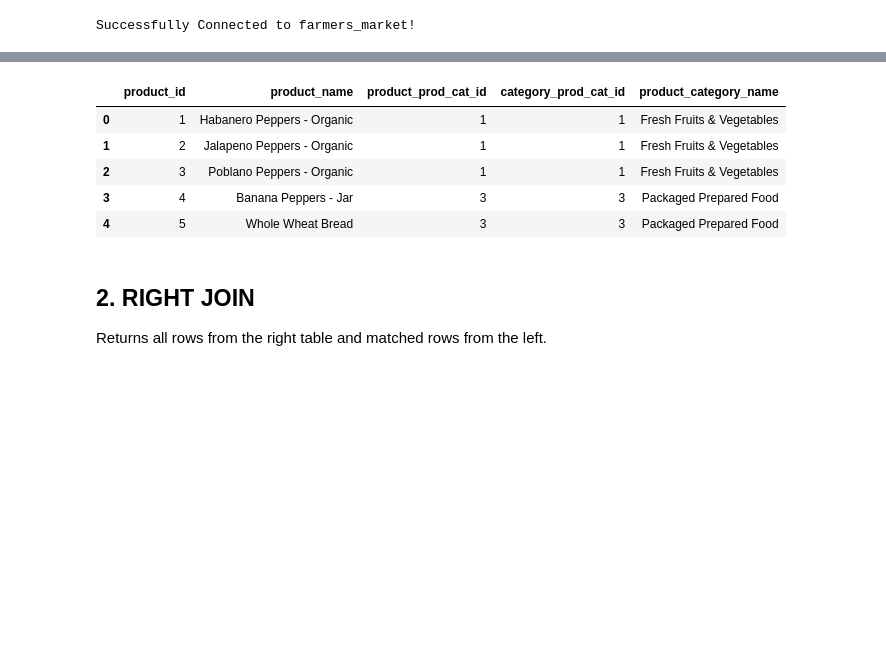
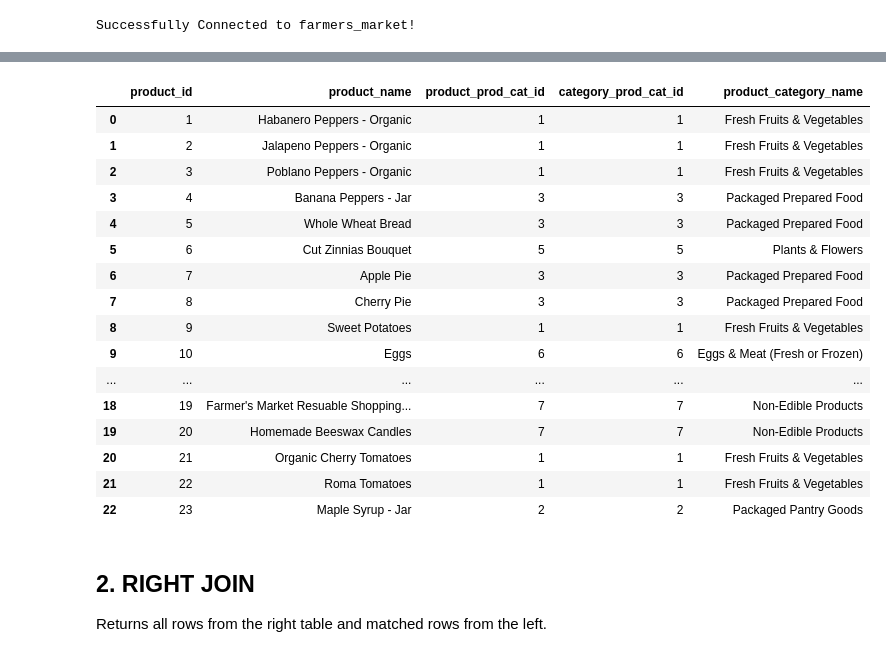
Before and after one commit to WilliamPourmajidi/sql-databases, a Jupyter notebook: Module-4/Module_4_SQL_JOINS_Dedicated.ipynb, the cells around one changed output, grey strips where cells are left out. Cells and saved outputs as stored; diff of their text form; code cells hidden in the pictures; blank space fills up the shorter version.

```diff
--- a/Module-4/Module_4_SQL_JOINS_Dedicated.ipynb
+++ b/Module-4/Module_4_SQL_JOINS_Dedicated.ipynb
@@ -27,31 +27,42 @@ Returns all rows from the left table and matched rows from the right.
 # %%
 query = '''
 SELECT
     product.product_id,
     product.product_name,
     product.product_category_id AS product_prod_cat_id,
 
     product_category.product_category_id AS category_prod_cat_id,
     product_category.product_category_name
 
 FROM farmers_market.product
 LEFT JOIN farmers_market.product_category
     ON product.product_category_id = product_category.product_category_id;
 '''
 
 cursor = conn.cursor()
 cursor.execute(query)
 df_left_join = pd.DataFrame(cursor.fetchall(), columns=[desc[0] for desc in cursor.description])
 cursor.close()
 
-df_left_join.head()
+df_left_join
 # %% [output]
 |  | product_id | product_name | product_prod_cat_id | category_prod_cat_id | product_category_name |
 | 0 | 1 | Habanero Peppers - Organic | 1 | 1 | Fresh Fruits & Vegetables |
 | 1 | 2 | Jalapeno Peppers - Organic | 1 | 1 | Fresh Fruits & Vegetables |
 | 2 | 3 | Poblano Peppers - Organic | 1 | 1 | Fresh Fruits & Vegetables |
 | 3 | 4 | Banana Peppers - Jar | 3 | 3 | Packaged Prepared Food |
 | 4 | 5 | Whole Wheat Bread | 3 | 3 | Packaged Prepared Food |
+| 5 | 6 | Cut Zinnias Bouquet | 5 | 5 | Plants & Flowers |
+| 6 | 7 | Apple Pie | 3 | 3 | Packaged Prepared Food |
+| 7 | 8 | Cherry Pie | 3 | 3 | Packaged Prepared Food |
+| 8 | 9 | Sweet Potatoes | 1 | 1 | Fresh Fruits & Vegetables |
+| 9 | 10 | Eggs | 6 | 6 | Eggs & Meat (Fresh or Frozen) |
+| ... | ... | ... | ... | ... | ... |
+| 18 | 19 | Farmer's Market Resuable Shopping... | 7 | 7 | Non-Edible Products |
+| 19 | 20 | Homemade Beeswax Candles | 7 | 7 | Non-Edible Products |
+| 20 | 21 | Organic Cherry Tomatoes | 1 | 1 | Fresh Fruits & Vegetables |
+| 21 | 22 | Roma Tomatoes | 1 | 1 | Fresh Fruits & Vegetables |
+| 22 | 23 | Maple Syrup - Jar | 2 | 2 | Packaged Pantry Goods |
 # %% [markdown]
 ## 2. RIGHT JOIN
 
```
